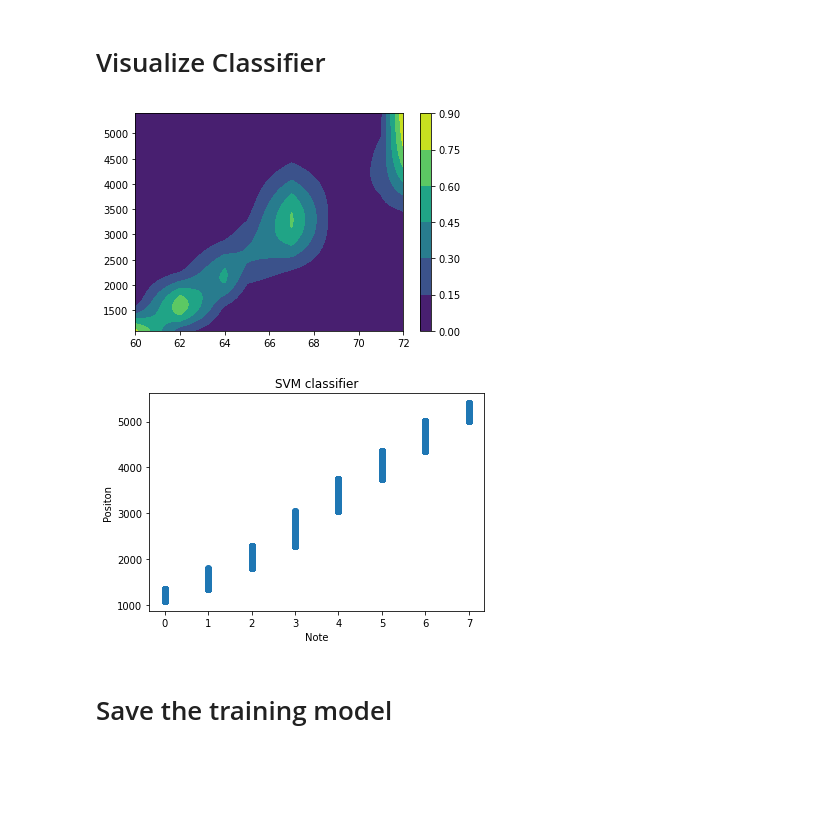
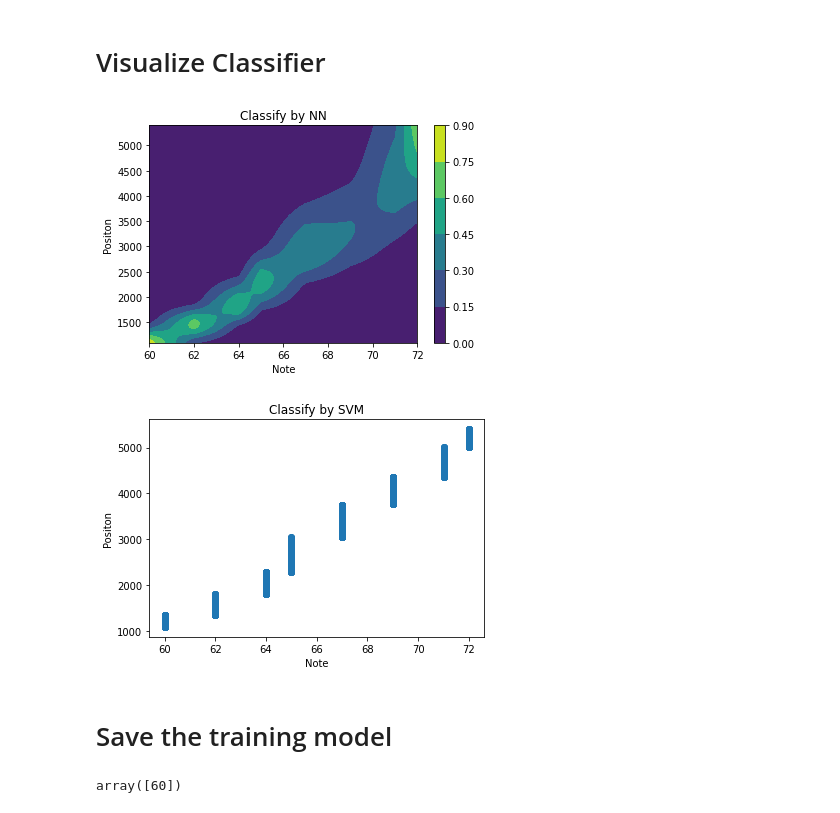
Before and after one commit to jefflaichunyin/ELEC4544_ML_Otamatone, a Jupyter notebook: software/classifier.ipynb, the cells around one changed output. Saved outputs shown, nothing was run; the diff lists cells and outputs as text; code cells hidden in the pictures; blank space fills up the shorter version.

Commit message:
add title

```diff
--- a/software/classifier.ipynb
+++ b/software/classifier.ipynb
@@ -33,7 +33,7 @@ plt.show()
 # %% [markdown]
 # Proprocessing
 # %%
-train_samples, test_samples, train_labels, test_labels = train_test_split(samples,encoded_labels, test_size=0.2, random_state=20)
+train_samples, test_samples, train_labels, test_labels = train_test_split(samples,encoded_labels, test_size=0.1, random_state=20)
 train_labels,train_samples=shuffle(train_labels,train_samples)
 test_labels,test_samples=shuffle(test_labels,test_samples)
 # %%
@@ -54,6 +54,6 @@ model=Sequential([Dense(units=64,input_shape=(1,),activation='relu'),
 
 #Training
 model.compile(optimizer=Adam(learning_rate=0.001),loss='sparse_categorical_crossentropy',metrics=['accuracy'])
-history=model.fit(x=train_samples,y=train_labels,epochs=2800,validation_data=(test_samples, test_labels),verbose=1)
+history=model.fit(x=train_samples,y=train_labels,epochs=3000,validation_data=(test_samples, test_labels),verbose=1)
 model.summary()
 # %% [output]
@@ -121,20 +121,24 @@ SVC()
 # %%
 step=1
 xs = np.arange(samples.min(), samples.max(), step)
 output = model.predict(xs)
 c = plt.contourf(notes, xs , output)
 plt.colorbar(c)
+plt.title('Classify by NN')
+plt.xlabel('Note')
+plt.ylabel('Positon')
 plt.show()
 
 output = svc.predict(xs.reshape(-1,1))
+output = enc.inverse_transform(output)
 plt.scatter(output, xs)
-plt.title('SVM classifier')
+plt.title('Classify by SVM')
 plt.xlabel('Note')
 plt.ylabel('Positon')
 plt.show()
 # %% [output]
-[figure, old version]
+[figure, new version]
-[figure, old version]
+[figure, new version]
 # %% [markdown]
 # Save the training model
 # %%
@@ -143,4 +147,7 @@ model.save("trained_model.h5")
 
 #Load .h5 model and predict
 model = load_model('trained_model.h5')
-# model.predict(scaled_X_test)
+enc.inverse_transform([np.argmax(model.predict([1100]))])[0]
+# notes[np.argmax(model.predict([1100]))]
+# %% [output]
+array([60])
```
Also changed, not shown: parts of 2 cells of this notebook.
